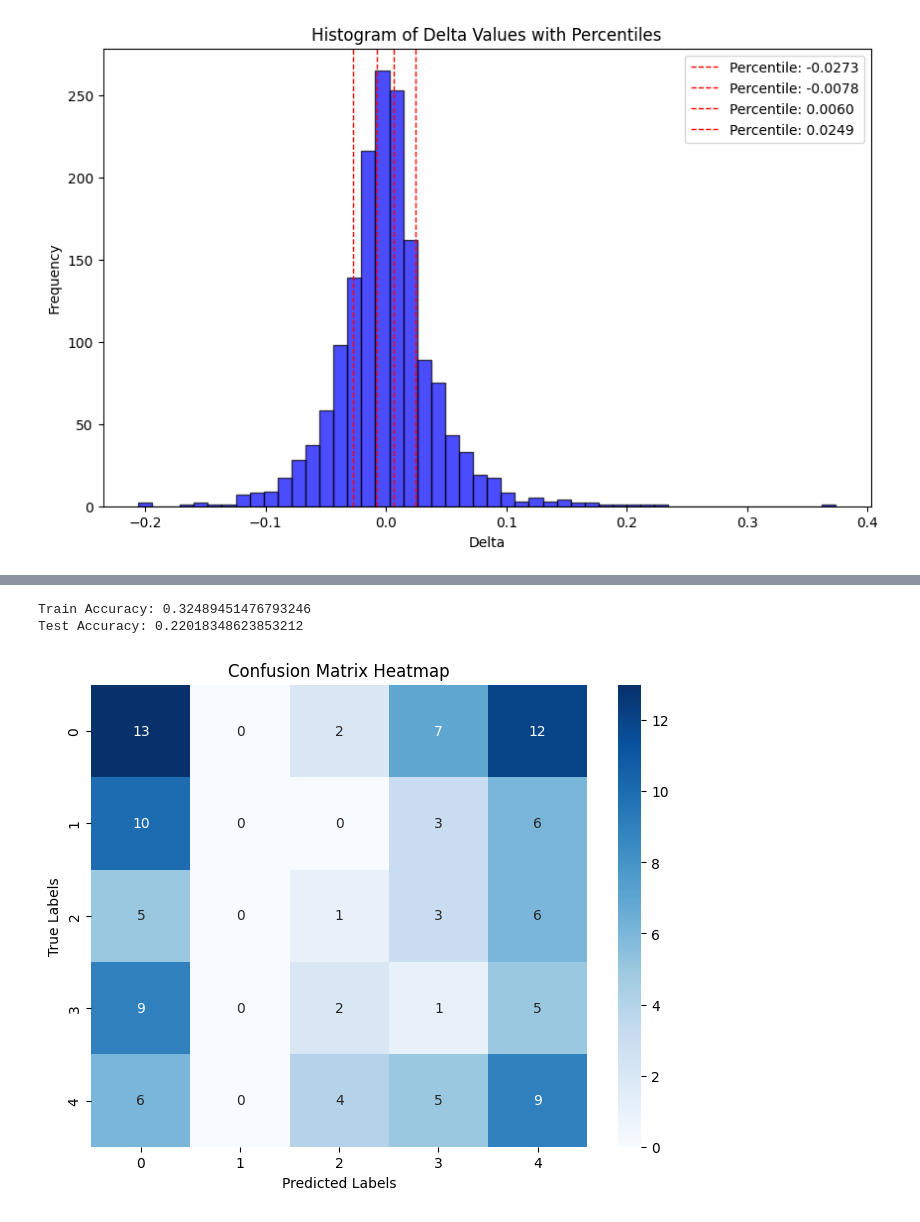
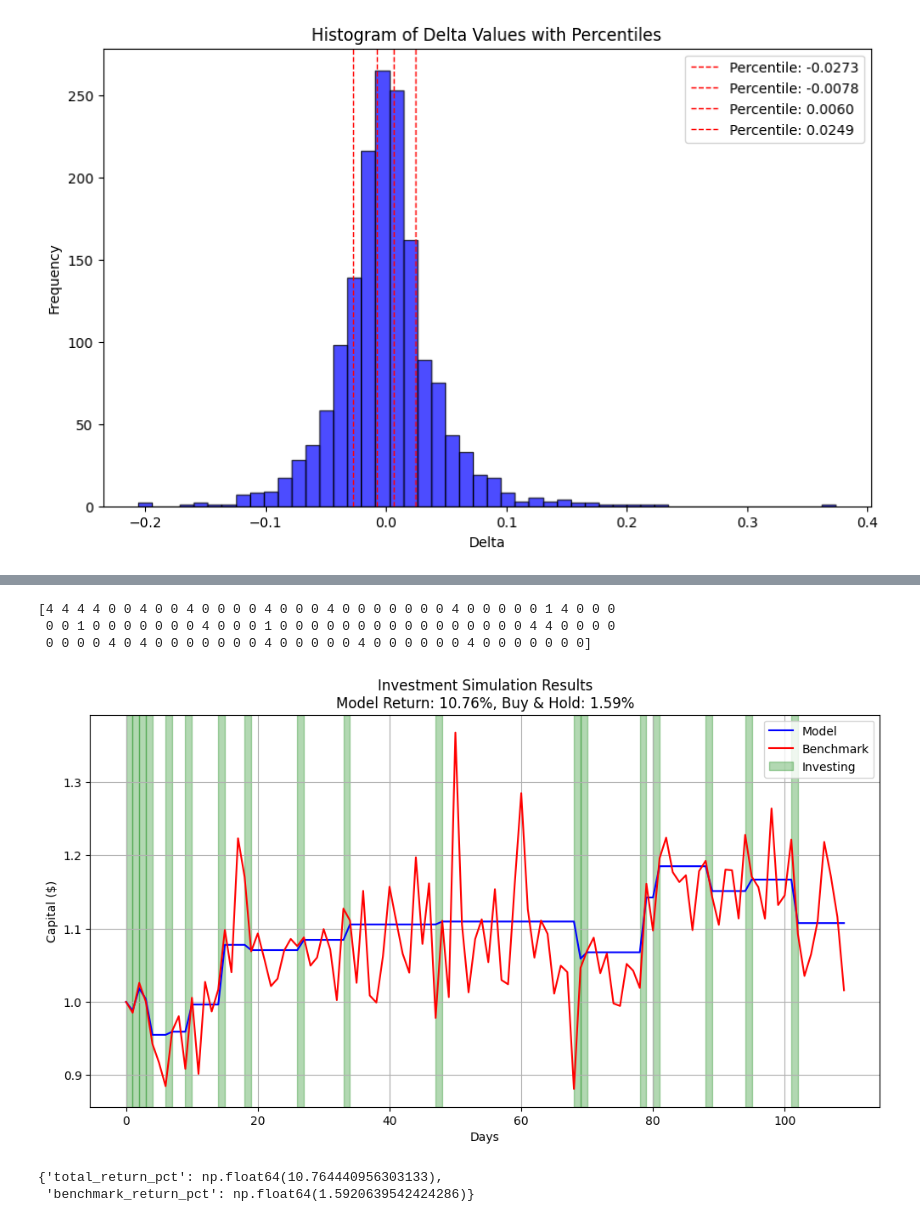
Before and after one commit to aeosborn/CS170, a Jupyter notebook: modeling/classification_modeling.ipynb, the cells around one changed output, grey strips where cells are left out. Drawn from its saved outputs; the diff is of its cells as text; code cells hidden in the pictures.

Commit message:
Added Investment Simulation function, from ydf(tfdf)

```diff
--- a/modeling/classification_modeling.ipynb
+++ b/modeling/classification_modeling.ipynb
@@ -172,0 +169,35 @@ Test loss: 1.6277592182159424, Test accuracy: 0.22018349170684814
+# %%
+# Convert X_train_windowed and y_train_windowed to a DataFrame
+ydf_train = pd.DataFrame(
+    data=X_train_windowed.reshape(X_train_windowed.shape[0], -1),
+    columns=[f"feature_{i}" for i in range(X_train_windowed.shape[1] * X_train_windowed.shape[2])]
+)
+ydf_train['labels'] = y_train_windowed.values
+
+# Same for test
+ydf_test = pd.DataFrame(
+    data=X_test_windowed.reshape(X_test_windowed.shape[0], -1),
+    columns=[f"feature_{i}" for i in range(X_test_windowed.shape[1] * X_test_windowed.shape[2])]
+)
+ydf_test['labels'] = y_test_windowed.values
+
+model = ydf.RandomForestLearner(
+    label= "labels",
+    task=ydf.Task.CLASSIFICATION,
+    num_trees=1000, # Default 300
+    max_depth=8, #Default 16
+    min_examples=10, #Default 5
+).train(ydf_train,)
+
+# Evaluate the model
+evaluation_train = model.evaluate(ydf_train)
+evaluation_test = model.evaluate(ydf_test)
+
+y_pred_test = model.predict(ydf_test)
+
+print(f"Train Accuracy: {evaluation_train.accuracy}")
+print(f"Test Accuracy: {evaluation_test.accuracy}")
+print(f"Train Confusion Matrix")
+print(evaluation_train.confusion_matrix)
+print(f"Test Confusion Matrix")
+print(evaluation_test.confusion_matrix)
@@ -183,22 +249,0 @@ Test loss: 1.6277592182159424, Test accuracy: 0.22018349170684814
-# %%
-# Calculate accuracy - FIXED to use windowed labels
-train_accuracy = accuracy_score(y_train_windowed, y_train_pred)
-test_accuracy = accuracy_score(y_test_windowed, y_test_pred)
-
-print(f"Train Accuracy: {train_accuracy}")
-print(f"Test Accuracy: {test_accuracy}")
-
-# Generate the confusion matrix - FIXED to use windowed labels
-conf_matrix = confusion_matrix(y_test_windowed, y_test_pred, labels=range(len(labels)))
-
-# Plot the heatmap
-plt.figure(figsize=(8, 6))
-sns.heatmap(conf_matrix, annot=True, fmt='d', cmap='Blues', xticklabels=labels, yticklabels=labels)
-plt.xlabel('Predicted Labels')
-plt.ylabel('True Labels')
-plt.title('Confusion Matrix Heatmap')
-plt.show()
-# %% [output]
-Train Accuracy: 0.32489451476793246
-Test Accuracy: 0.22018348623853212
-[figure, removed]
@@ -204,0 +351,17 @@ Test Accuracy: 0.22018348623853212
+# %%
+# Get predictions from the model
+predictions = np.argmax(model.predict(ydf_test), axis=1)
+print(predictions)
+
+# Extract the 'delta' column from price_deltas for the corresponding test data
+price_deltas_test = price_deltas['delta'].iloc[-len(y_test_windowed):].to_numpy()
+
+# Calculate model returns
+calculate_model_returns(predictions=predictions, price_deltas=price_deltas_test, num_labels=num_labels,invest_on_tie=False, investment_rate=0.8)
+# %% [output]
+[4 4 4 4 0 0 4 0 0 4 0 0 0 0 4 0 0 0 4 0 0 0 0 0 0 0 4 0 0 0 0 0 1 4 0 0 0
+ 0 0 1 0 0 0 0 0 0 0 4 0 0 0 1 0 0 0 0 0 0 0 0 0 0 0 0 0 0 0 0 4 4 0 0 0 0
+ 0 0 0 0 4 0 4 0 0 0 0 0 0 0 4 0 0 0 0 0 4 0 0 0 0 0 0 4 0 0 0 0 0 0 0]
+[figure, added]
+{'total_return_pct': np.float64(10.764440956303133),
+ 'benchmark_return_pct': np.float64(1.5920639542424286)}
```
Also changed, not shown: parts of 9 cells of this notebook.
